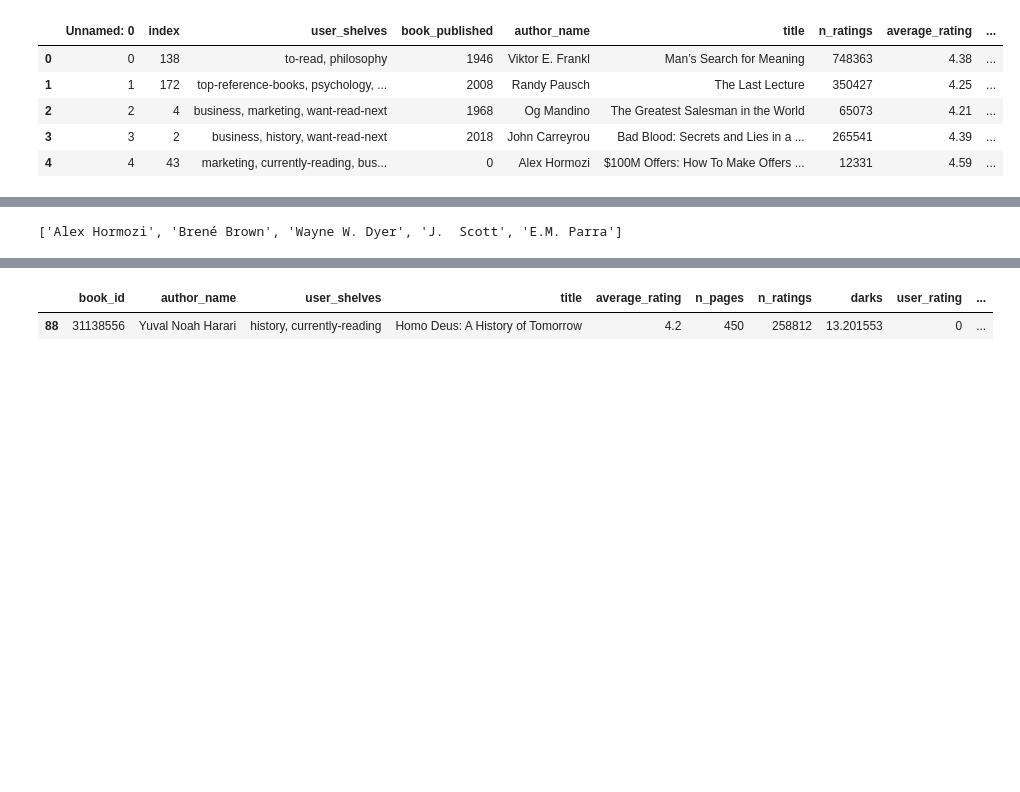
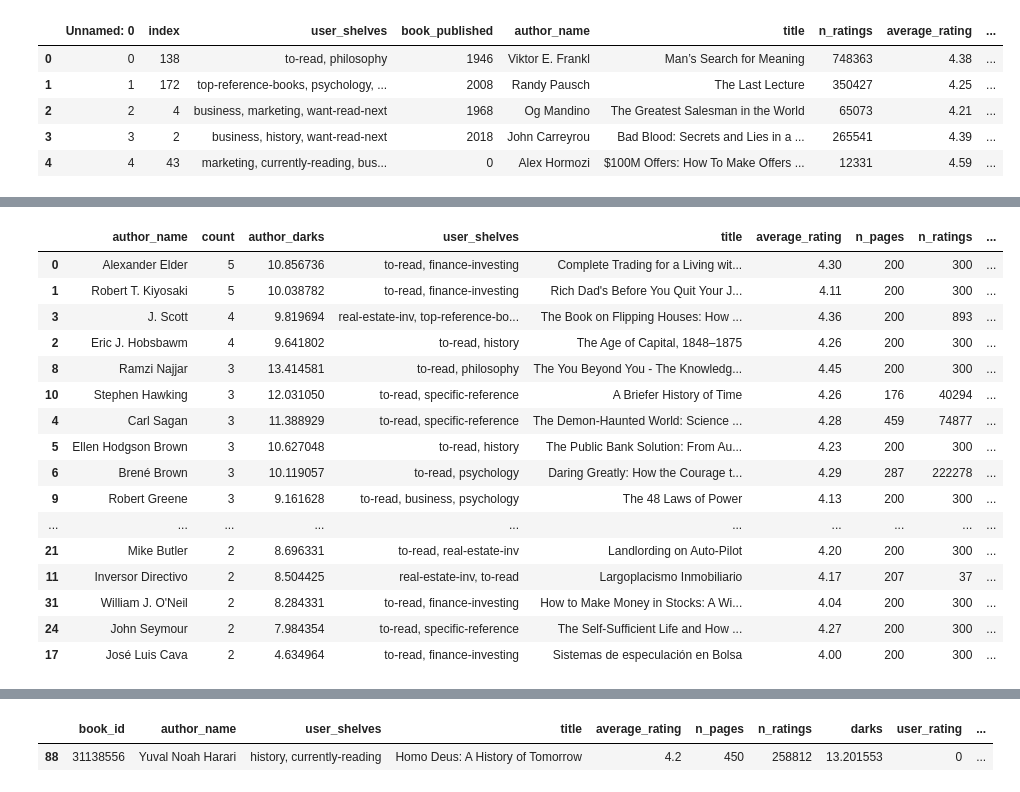
Before and after one commit to jgonzal1/jgonzal1.github.io, a Jupyter notebook: assets/📚.ipynb, the cells around one changed output, grey strips where cells are left out. Saved outputs shown, nothing was run; the diff lists cells and outputs as text; code cells hidden in the pictures; blank space fills up the shorter version.

```diff
--- a/assets/📚.ipynb
+++ b/assets/📚.ipynb
@@ -369,4 +409,20 @@ top_authors_df
 # %%
-list(top_authors_df[top_authors_df["count"]>1]["author_name"])
+top_authors_df[top_authors_df["count"]>1]
 # %% [output]
-['Alex Hormozi', 'Brené Brown', 'Wayne W. Dyer', 'J.  Scott', 'E.M. Parra']
+|  | author_name | count | author_darks | user_shelves | title | average_rating | n_pages | n_ratings | ... |
+| 0 | Alexander Elder | 5 | 10.856736 | to-read, finance-investing | Complete Trading for a Living wit... | 4.30 | 200 | 300 | ... |
+| 1 | Robert T. Kiyosaki | 5 | 10.038782 | to-read, finance-investing | Rich Dad's Before You Quit Your J... | 4.11 | 200 | 300 | ... |
+| 3 | J. Scott | 4 | 9.819694 | real-estate-inv, top-reference-bo... | The Book on Flipping Houses: How ... | 4.36 | 200 | 893 | ... |
+| 2 | Eric J. Hobsbawm | 4 | 9.641802 | to-read, history | The Age of Capital, 1848–1875 | 4.26 | 200 | 300 | ... |
+| 8 | Ramzi Najjar | 3 | 13.414581 | to-read, philosophy | The You Beyond You - The Knowledg... | 4.45 | 200 | 300 | ... |
+| 10 | Stephen Hawking | 3 | 12.031050 | to-read, specific-reference | A Briefer History of Time | 4.26 | 176 | 40294 | ... |
+| 4 | Carl Sagan | 3 | 11.388929 | to-read, specific-reference | The Demon-Haunted World: Science ... | 4.28 | 459 | 74877 | ... |
+| 5 | Ellen Hodgson Brown | 3 | 10.627048 | to-read, history | The Public Bank Solution: From Au... | 4.23 | 200 | 300 | ... |
+| 6 | Brené Brown | 3 | 10.119057 | to-read, psychology | Daring Greatly: How the Courage t... | 4.29 | 287 | 222278 | ... |
+| 9 | Robert Greene | 3 | 9.161628 | to-read, business, psychology | The 48 Laws of Power | 4.13 | 200 | 300 | ... |
+| ... | ... | ... | ... | ... | ... | ... | ... | ... | ... |
+| 21 | Mike Butler | 2 | 8.696331 | to-read, real-estate-inv | Landlording on Auto-Pilot | 4.20 | 200 | 300 | ... |
+| 11 | Inversor Directivo | 2 | 8.504425 | real-estate-inv, to-read | Largoplacismo Inmobiliario | 4.17 | 207 | 37 | ... |
+| 31 | William J. O'Neil | 2 | 8.284331 | to-read, finance-investing | How to Make Money in Stocks: A Wi... | 4.04 | 200 | 300 | ... |
+| 24 | John Seymour | 2 | 7.984354 | to-read, specific-reference | The Self-Sufficient Life and How ... | 4.27 | 200 | 300 | ... |
+| 17 | José Luis Cava | 2 | 4.634964 | to-read, finance-investing | Sistemas de especulación en Bolsa | 4.00 | 200 | 300 | ... |
```
Also changed, not shown: parts of 5 cells of this notebook, 1 other file.
